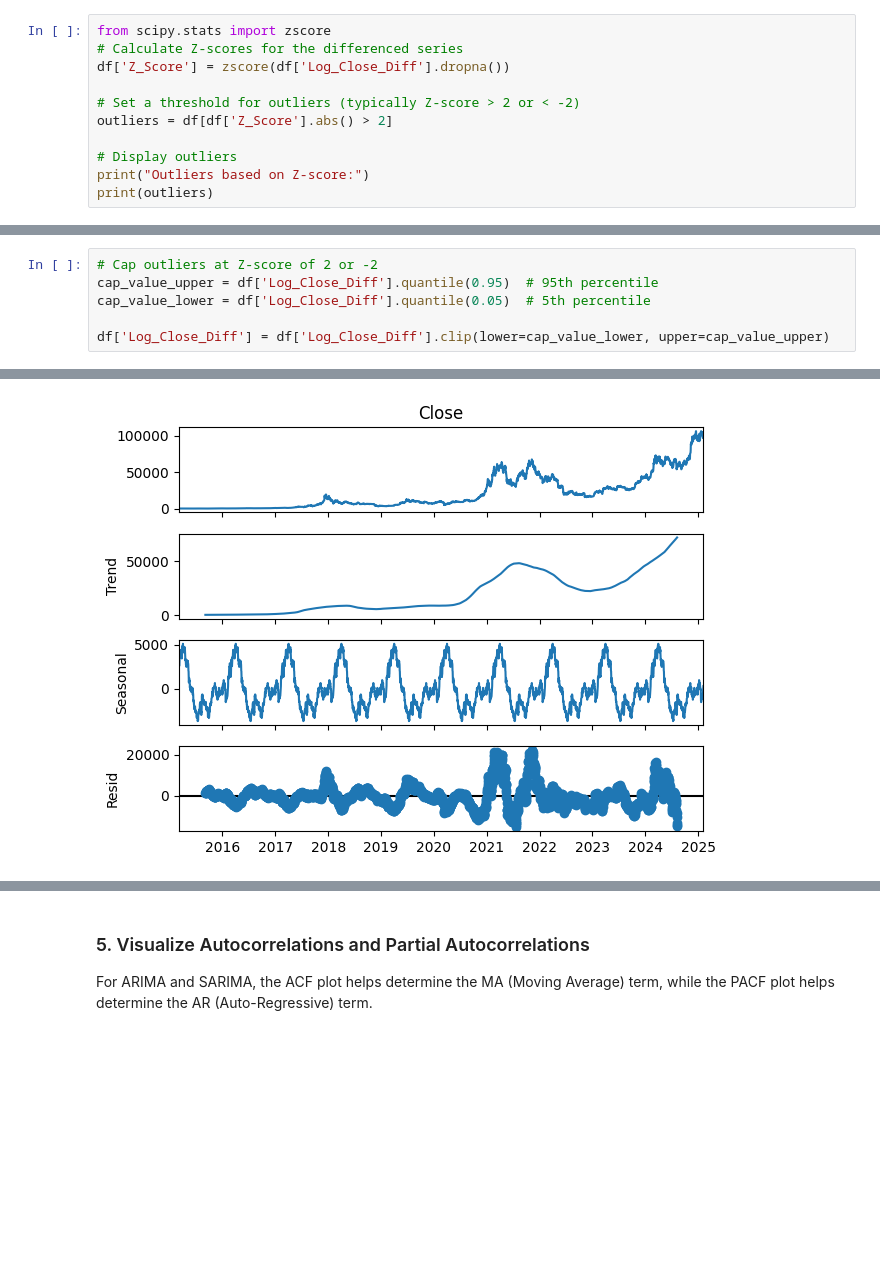
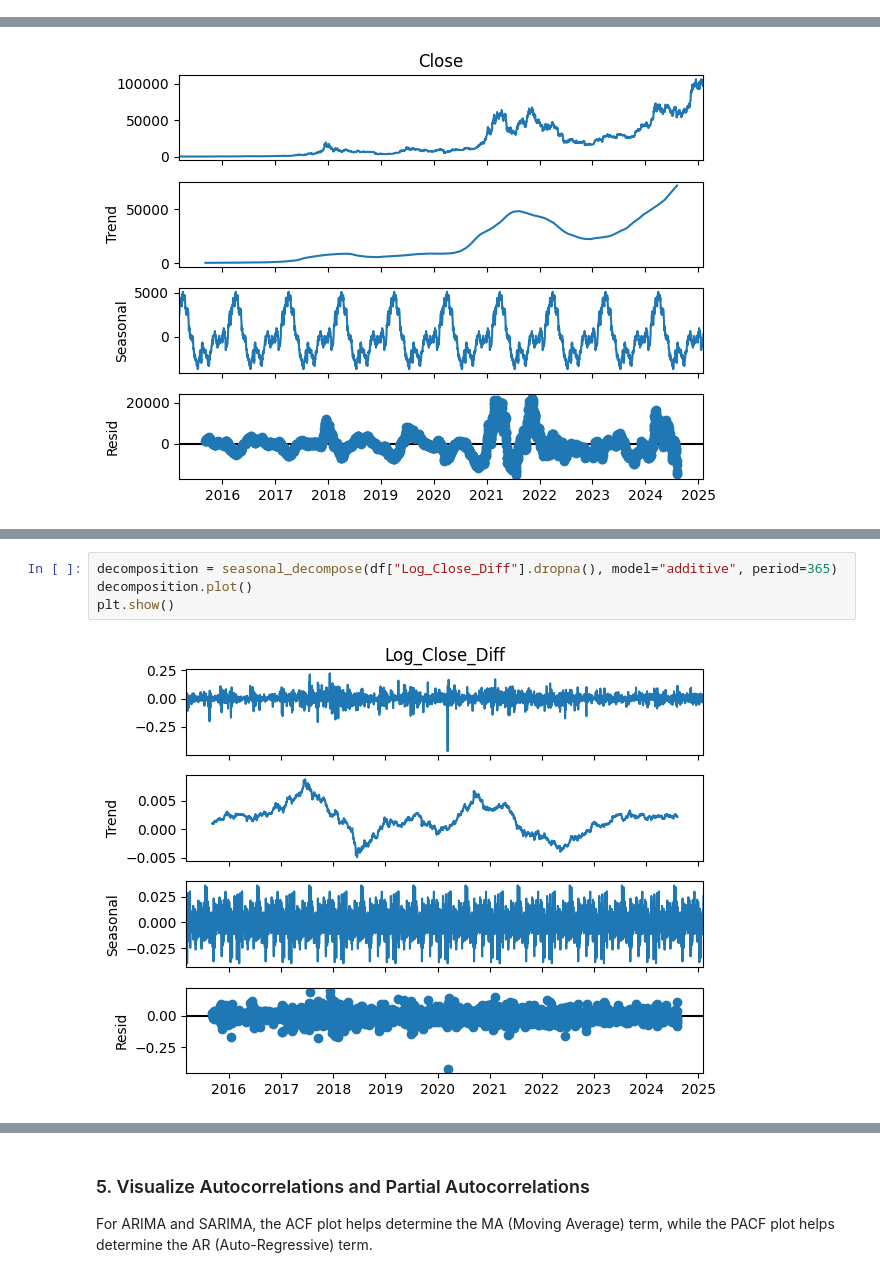
Before and after one commit to bonareri/Cryptocurrency-Price-Prediction-, a Jupyter notebook: arima_sarima_model.ipynb, the cells around one changed output, grey strips where cells are left out. Saved outputs shown, nothing was run; the diff lists cells and outputs as text; blank space fills up the shorter version.

```diff
--- a/arima_sarima_model.ipynb
+++ b/arima_sarima_model.ipynb
@@ -197,11 +201,0 @@ plt.show()
-# %%
-from scipy.stats import zscore
-# Calculate Z-scores for the differenced series
-df['Z_Score'] = zscore(df['Log_Close_Diff'].dropna())
-
-# Set a threshold for outliers (typically Z-score > 2 or < -2)
-outliers = df[df['Z_Score'].abs() > 2]
-
-# Display outliers
-print("Outliers based on Z-score:")
-print(outliers)
@@ -239,6 +201,0 @@ plt.show()
-# %%
-# Cap outliers at Z-score of 2 or -2
-cap_value_upper = df['Log_Close_Diff'].quantile(0.95)  # 95th percentile
-cap_value_lower = df['Log_Close_Diff'].quantile(0.05)  # 5th percentile
-
-df['Log_Close_Diff'] = df['Log_Close_Diff'].clip(lower=cap_value_lower, upper=cap_value_upper)
@@ -291,0 +229,6 @@ plt.show()
+# %%
+decomposition = seasonal_decompose(df["Log_Close_Diff"].dropna(), model="additive", period=365)
+decomposition.plot()
+plt.show()
+# %% [output]
+[figure, added]
```
Also changed, not shown: parts of 48 cells of this notebook.
